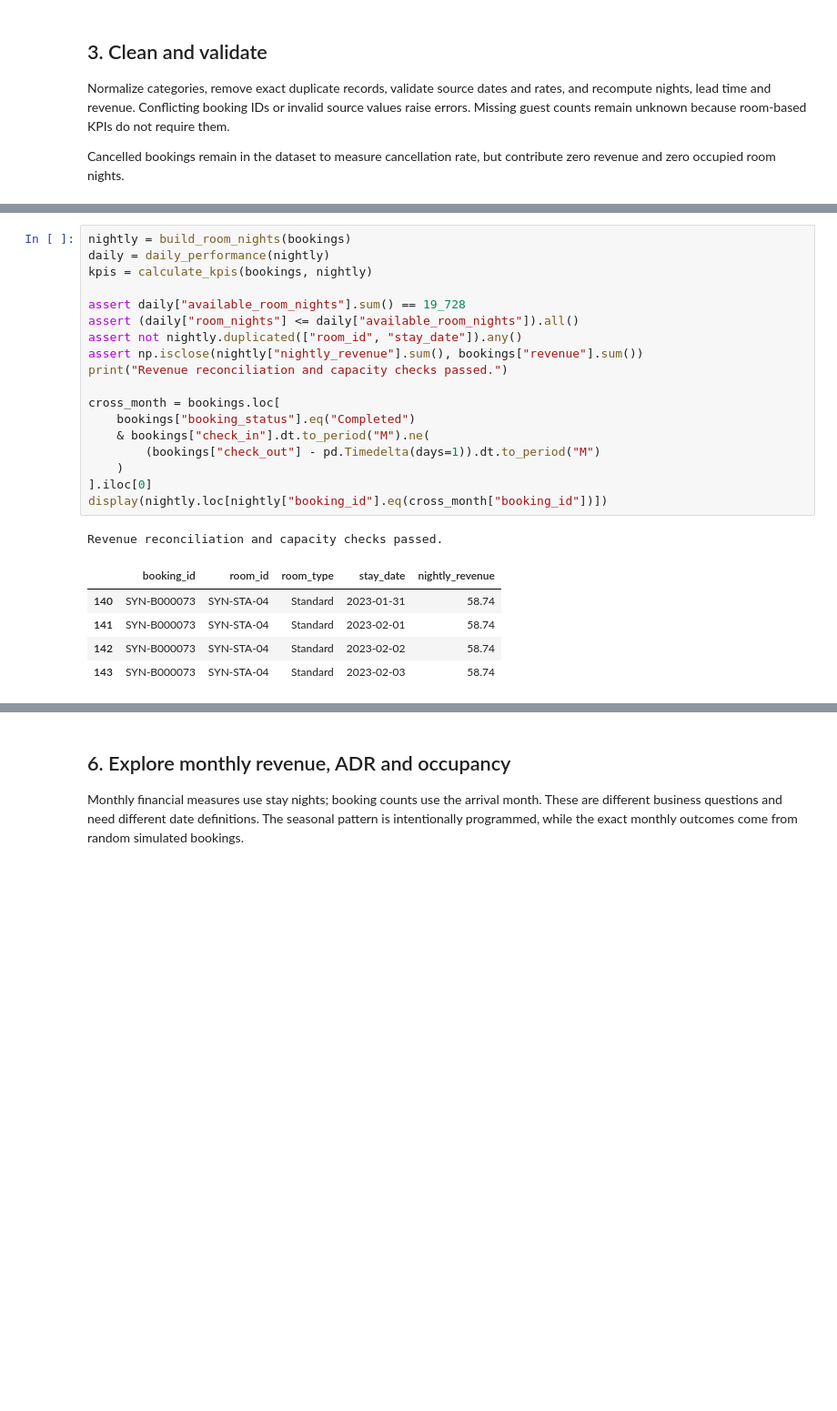
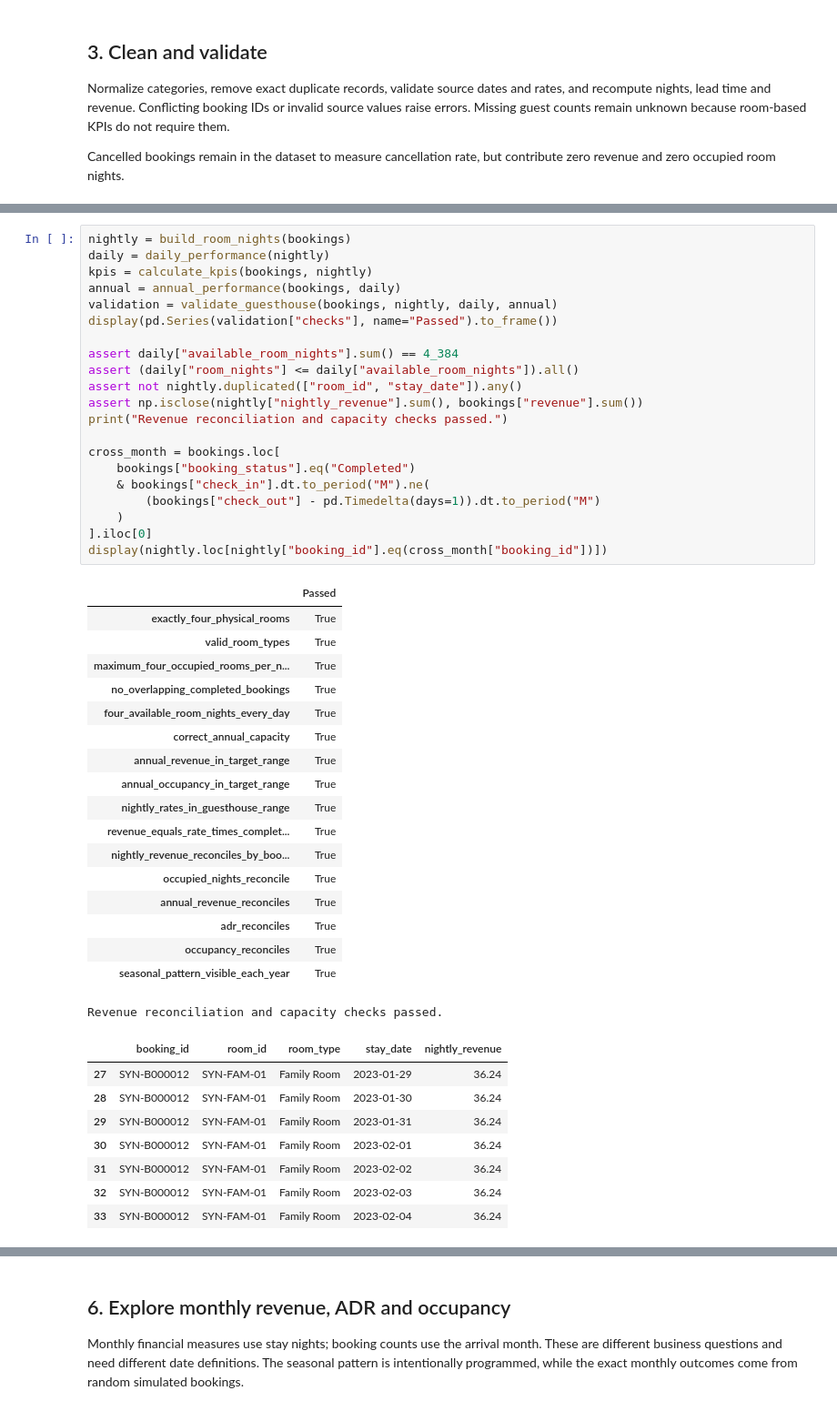
Before and after one commit to devitne9/hotel-revenue-analytics, a Jupyter notebook: notebooks/hotel_revenue_analysis.ipynb, the cells around one changed output, grey strips where cells are left out. Shown at 91% size. Drawn from its saved outputs; the diff is of its cells as text; blank space fills up the shorter version.

```diff
--- a/notebooks/hotel_revenue_analysis.ipynb
+++ b/notebooks/hotel_revenue_analysis.ipynb
@@ -125,28 +127,51 @@ Expand each completed stay from check-in through the night before checkout. This
 # %%
 nightly = build_room_nights(bookings)
 daily = daily_performance(nightly)
 kpis = calculate_kpis(bookings, nightly)
+annual = annual_performance(bookings, daily)
+validation = validate_guesthouse(bookings, nightly, daily, annual)
+display(pd.Series(validation["checks"], name="Passed").to_frame())
 
-assert daily["available_room_nights"].sum() == 19_728
+assert daily["available_room_nights"].sum() == 4_384
 assert (daily["room_nights"] <= daily["available_room_nights"]).all()
 assert not nightly.duplicated(["room_id", "stay_date"]).any()
 assert np.isclose(nightly["nightly_revenue"].sum(), bookings["revenue"].sum())
 print("Revenue reconciliation and capacity checks passed.")
 
 cross_month = bookings.loc[
     bookings["booking_status"].eq("Completed")
     & bookings["check_in"].dt.to_period("M").ne(
         (bookings["check_out"] - pd.Timedelta(days=1)).dt.to_period("M")
     )
 ].iloc[0]
 display(nightly.loc[nightly["booking_id"].eq(cross_month["booking_id"])])
 # %% [output]
+|  | Passed |
+| exactly_four_physical_rooms | True |
+| valid_room_types | True |
+| maximum_four_occupied_rooms_per_n... | True |
+| no_overlapping_completed_bookings | True |
+| four_available_room_nights_every_day | True |
+| correct_annual_capacity | True |
+| annual_revenue_in_target_range | True |
+| annual_occupancy_in_target_range | True |
+| nightly_rates_in_guesthouse_range | True |
+| revenue_equals_rate_times_complet... | True |
+| nightly_revenue_reconciles_by_boo... | True |
+| occupied_nights_reconcile | True |
+| annual_revenue_reconciles | True |
+| adr_reconciles | True |
+| occupancy_reconciles | True |
+| seasonal_pattern_visible_each_year | True |
 Revenue reconciliation and capacity checks passed.
-|  | booking_id | room_id | room_type | stay_date | nightly_revenue |
-| 140 | SYN-B000073 | SYN-STA-04 | Standard | 2023-01-31 | 58.74 |
-| 141 | SYN-B000073 | SYN-STA-04 | Standard | 2023-02-01 | 58.74 |
-| 142 | SYN-B000073 | SYN-STA-04 | Standard | 2023-02-02 | 58.74 |
-| 143 | SYN-B000073 | SYN-STA-04 | Standard | 2023-02-03 | 58.74 |
+|  | booking_id | room_id | room_type | stay_date | nightly_revenue |
+| 27 | SYN-B000012 | SYN-FAM-01 | Family Room | 2023-01-29 | 36.24 |
+| 28 | SYN-B000012 | SYN-FAM-01 | Family Room | 2023-01-30 | 36.24 |
+| 29 | SYN-B000012 | SYN-FAM-01 | Family Room | 2023-01-31 | 36.24 |
+| 30 | SYN-B000012 | SYN-FAM-01 | Family Room | 2023-02-01 | 36.24 |
+| 31 | SYN-B000012 | SYN-FAM-01 | Family Room | 2023-02-02 | 36.24 |
+| 32 | SYN-B000012 | SYN-FAM-01 | Family Room | 2023-02-03 | 36.24 |
+| 33 | SYN-B000012 | SYN-FAM-01 | Family Room | 2023-02-04 | 36.24 |
 # %% [markdown]
 ## 5. Review the headline KPIs
 
```
Also changed, not shown: parts of 17 cells of this notebook, 37 other files.
